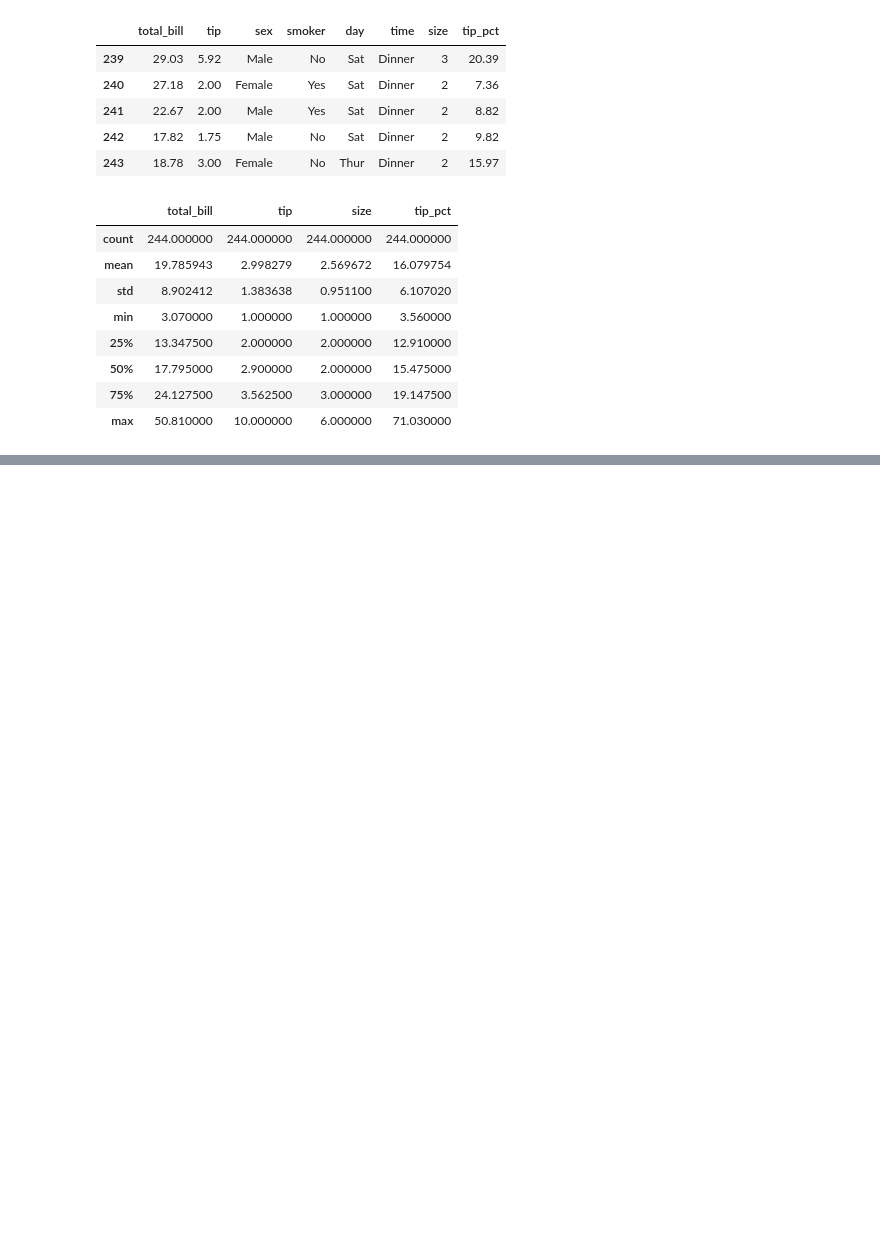
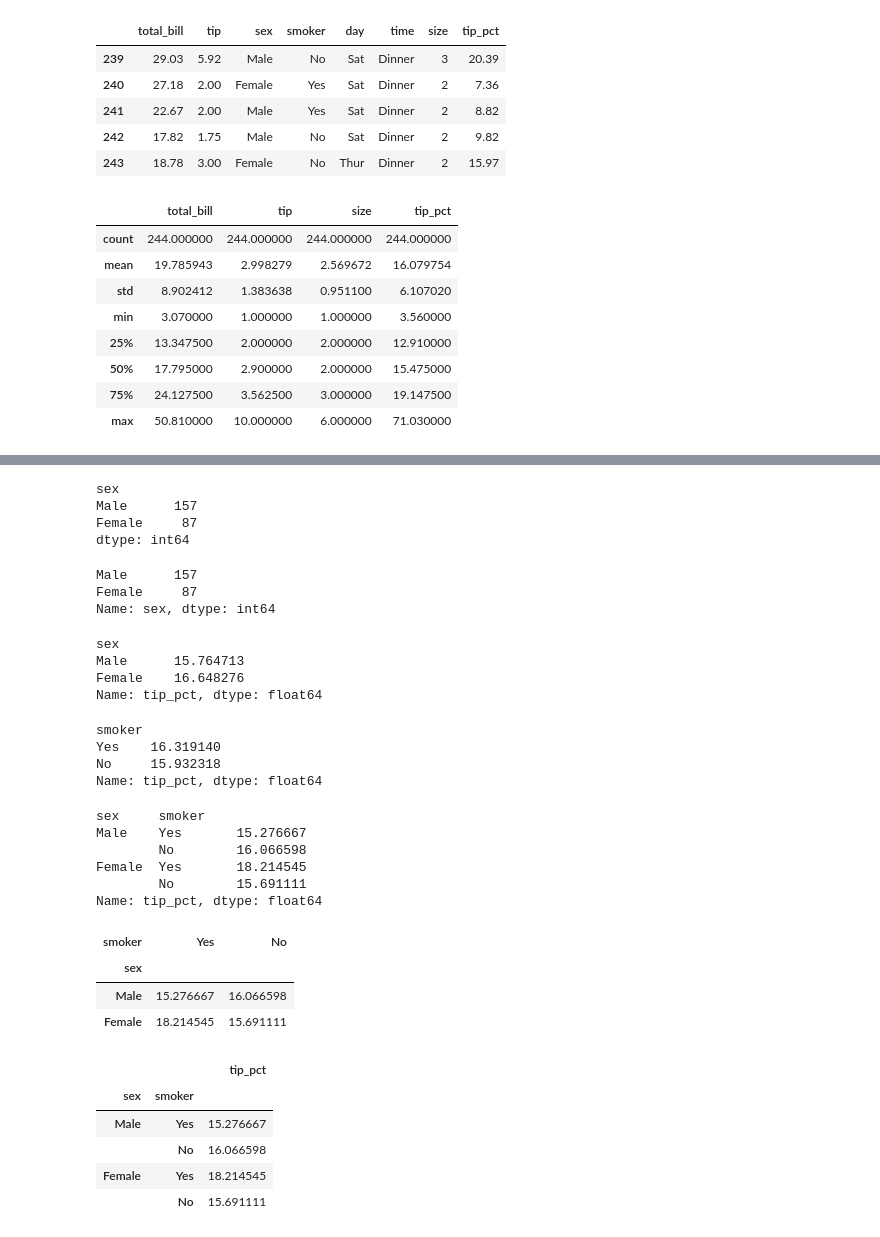
Before and after one commit to rubinkim/machine_learning_07_2022, a Jupyter notebook: 02_pandas/08_그룹분석.ipynb, the cells around one changed output, grey strips where cells are left out. Drawn from its saved outputs; the diff is of its cells as text; code cells hidden in the pictures; blank space fills up the shorter version.

```diff
--- a/02_pandas/08_그룹분석.ipynb
+++ b/02_pandas/08_그룹분석.ipynb
@@ -487,0 +495,56 @@ tips.describe()
+# %%
+# Nan 데이터가 없을 때
+tips.groupby(by='sex').size()
+# %% [output]
+sex
+Male      157
+Female     87
+dtype: int64
+# %%
+tips['sex'].value_counts()
+# %% [output]
+Male      157
+Female     87
+Name: sex, dtype: int64
+# %%
+# 성별에 따른 평균 팁 비율
+tips.groupby(by='sex')['tip_pct'].mean()
+# %% [output]
+sex
+Male      15.764713
+Female    16.648276
+Name: tip_pct, dtype: float64
+# %%
+# 흡연 여부에 따른 평균 팁 비율
+tips.groupby(by='smoker')['tip_pct'].mean()
+# %% [output]
+smoker
+Yes    16.319140
+No     15.932318
+Name: tip_pct, dtype: float64
+# %%
+# 성별과 흡연에 따른 평균 팁 비율
+tips.groupby(by=['sex','smoker'])['tip_pct'].mean()
+# %% [output]
+sex     smoker
+Male    Yes       15.276667
+        No        16.066598
+Female  Yes       18.214545
+        No        15.691111
+Name: tip_pct, dtype: float64
+# %%
+tips.pivot_table(index='sex', columns='smoker', values='tip_pct')
+# %% [output]
+| smoker | Yes | No |
+| sex |  |  |
+| Male | 15.276667 | 16.066598 |
+| Female | 18.214545 | 15.691111 |
+# %%
+tips.pivot_table(index=['sex','smoker'], values='tip_pct')
+# %% [output]
+|  |  | tip_pct |
+| sex | smoker |  |
+| Male | Yes | 15.276667 |
+|  | No | 16.066598 |
+| Female | Yes | 18.214545 |
+|  | No | 15.691111 |
```
Also changed, not shown: parts of 1 cell of this notebook.
